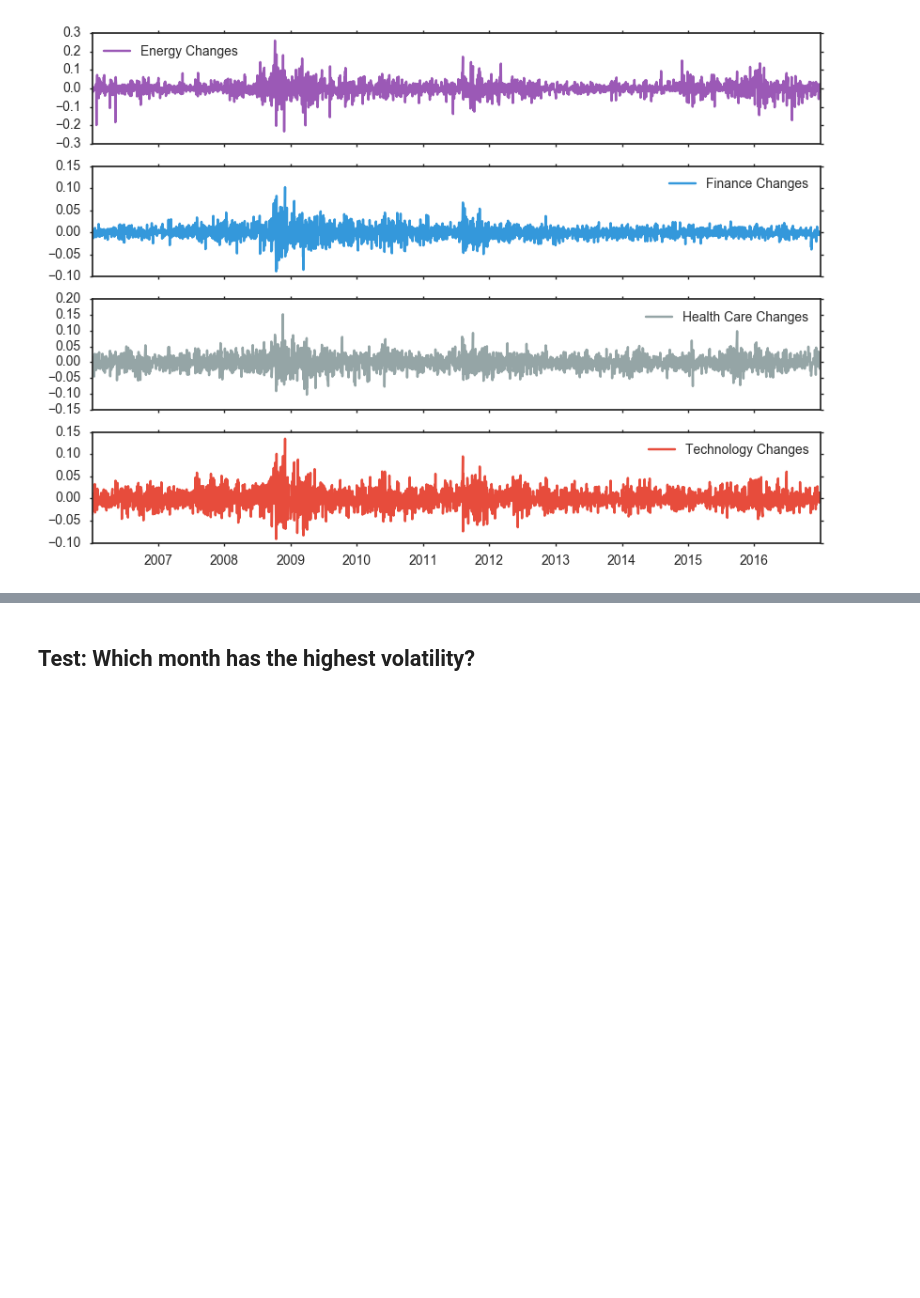
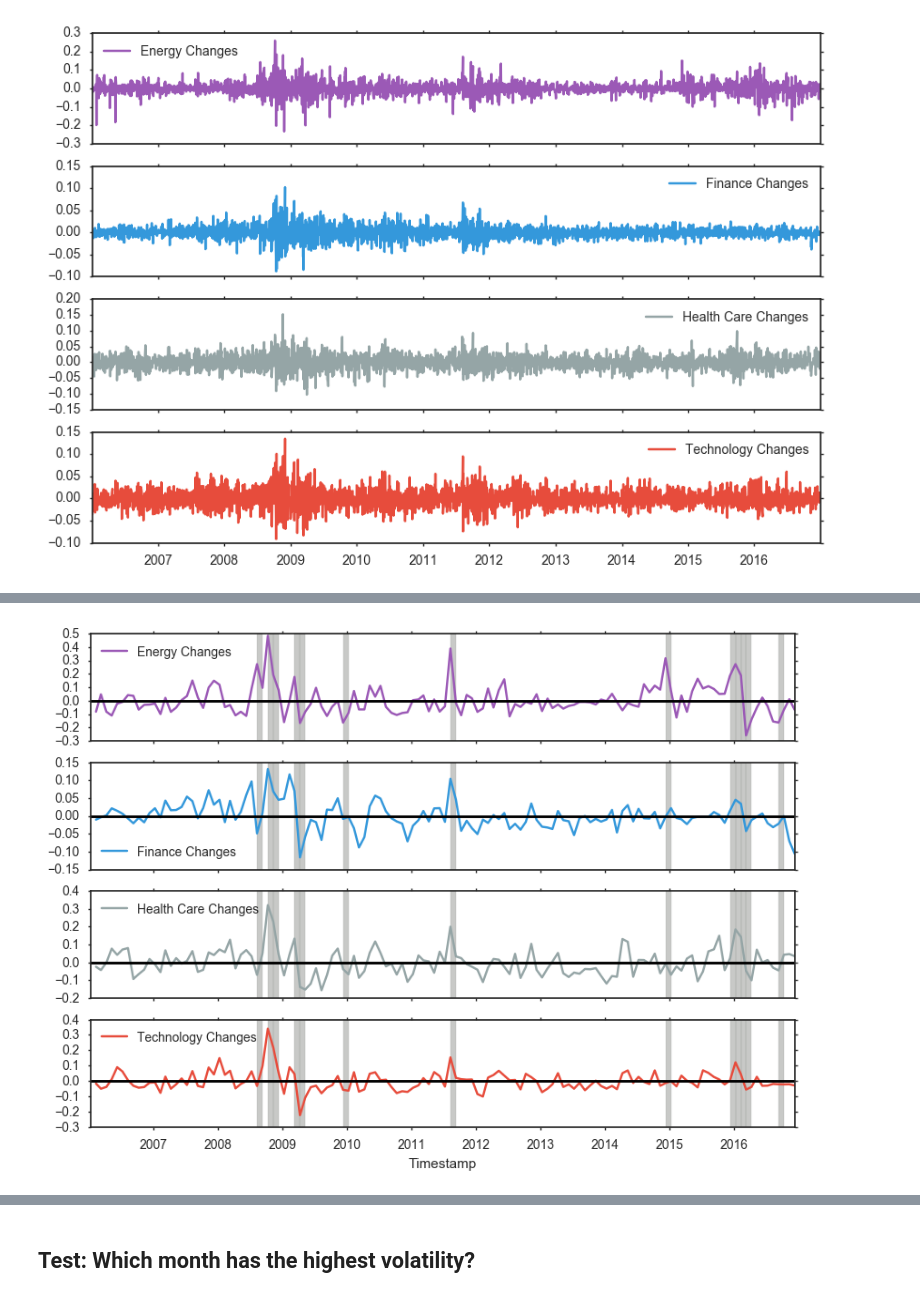
Before and after one commit to weiwang0531/stock-index, a Jupyter notebook: cleanproject.ipynb, the cells around one changed output, grey strips where cells are left out. Saved outputs shown, nothing was run; the diff lists cells and outputs as text; code cells hidden in the pictures; blank space fills up the shorter version.

Commit message:
Added shaded areas of interest

```diff
--- a/cleanproject.ipynb
+++ b/cleanproject.ipynb
@@ -316,0 +340,2 @@ Index([2006-01-03 00:00:00, 2006-01-04 00:00:00, 2006-01-05 00:00:00,
+# %%
+peak = delta_avg[(abs(delta_avg) >= 0.163191).any(axis=1)]
@@ -316,0 +352,26 @@ Index([2006-01-03 00:00:00, 2006-01-04 00:00:00, 2006-01-05 00:00:00,
+# %%
+plot_cols = list(delta_avg)
+
+fig, axes = plt.subplots(4,1, figsize=(10,7), sharex=True)
+delta_avg[plot_cols].plot(subplots=True, ax=axes)
+
+for shade in range(len(peak)):
+    peak_bgn = peak.index[shade]
+    if peak.index[shade].month == 12:
+        year = peak.index[shade].year+1
+        end = (year, 1, 10, 10, 10, 10)
+        dt_obj = datetime(*end[0:6])
+        peak_end = pd.to_datetime(dt_obj)
+
+    else:
+        mo = peak.index[shade].month + 1
+        end = (peak.index[shade].year, mo, 10, 10, 10, 10)
+        dt_obj = datetime(*end[0:6])
+        peak_end = pd.to_datetime(dt_obj)
+
+    for ax in axes:
+        ax.axvspan(peak_bgn, peak_end, color=sns.xkcd_rgb['grey'], alpha=.5)
+
+        ax.axhline(0, color='k', linestyle='-', linewidth=1)
+# %% [output]
+[figure, added]
```
Also changed, not shown: parts of 20 cells of this notebook.
